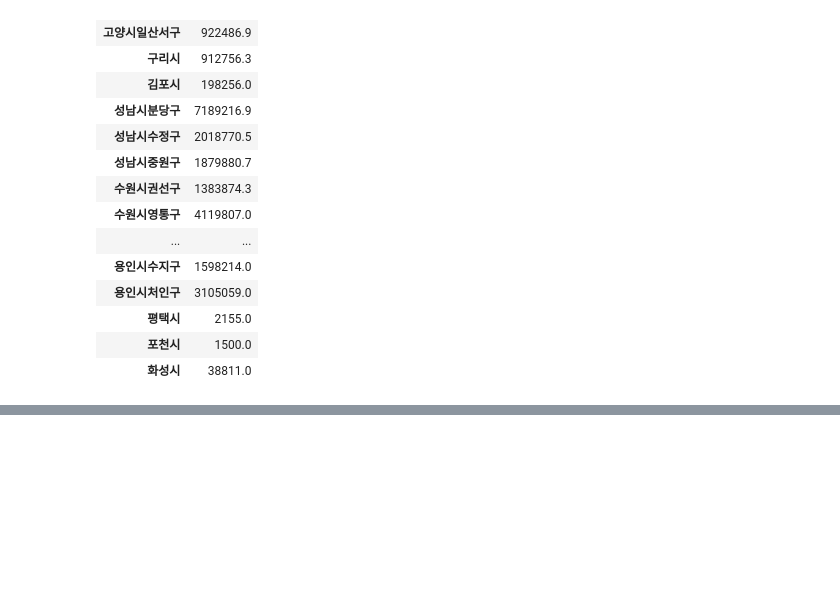
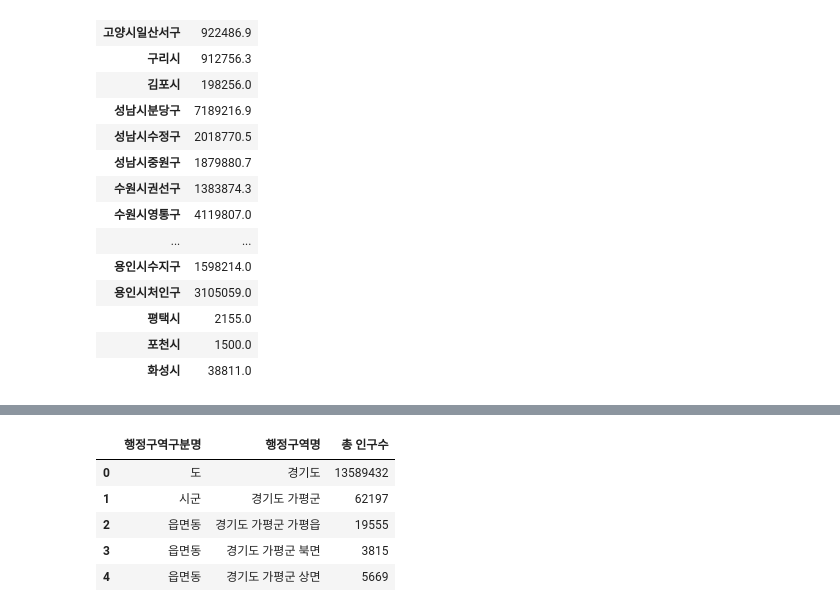
Before and after one commit to hyangshim/DataAnalysis_lecture-2023.04, a Jupyter notebook: 04. 지도시각화/98.경기도 공원면적.ipynb, the cells around one changed output, grey strips where cells are left out. Saved outputs shown, nothing was run; the diff lists cells and outputs as text; code cells hidden in the pictures; blank space fills up the shorter version.

```diff
--- a/04. 지도시각화/98.경기도 공원면적.ipynb
+++ b/04. 지도시각화/98.경기도 공원면적.ipynb
@@ -139,0 +218,10 @@ df
+# %%
+pop=pop[['행정구역구분명','행정구역명','총 인구수']]
+pop.head()
+# %% [output]
+|  | 행정구역구분명 | 행정구역명 | 총 인구수 |
+| 0 | 도 | 경기도 | 13589432 |
+| 1 | 시군 | 경기도 가평군 | 62197 |
+| 2 | 읍면동 | 경기도 가평군 가평읍 | 19555 |
+| 3 | 읍면동 | 경기도 가평군 북면 | 3815 |
+| 4 | 읍면동 | 경기도 가평군 상면 | 5669 |
```
Also changed, not shown: parts of 19 cells of this notebook.
